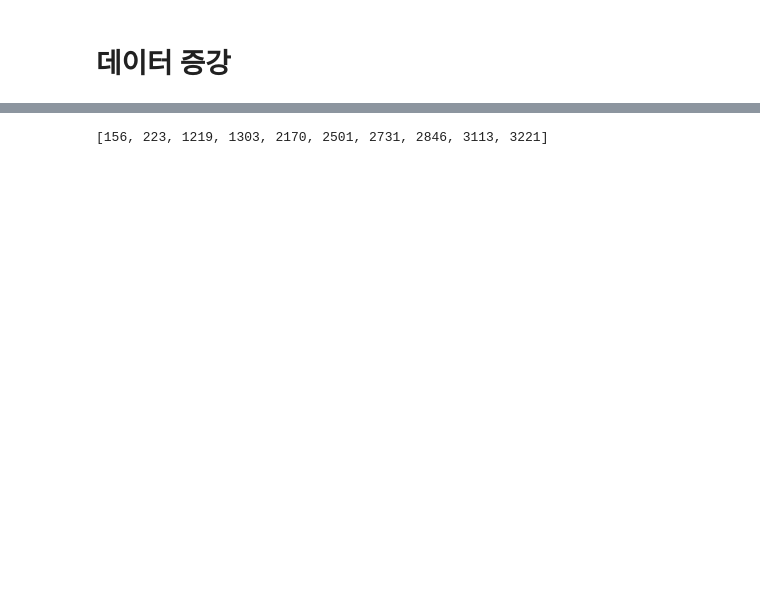
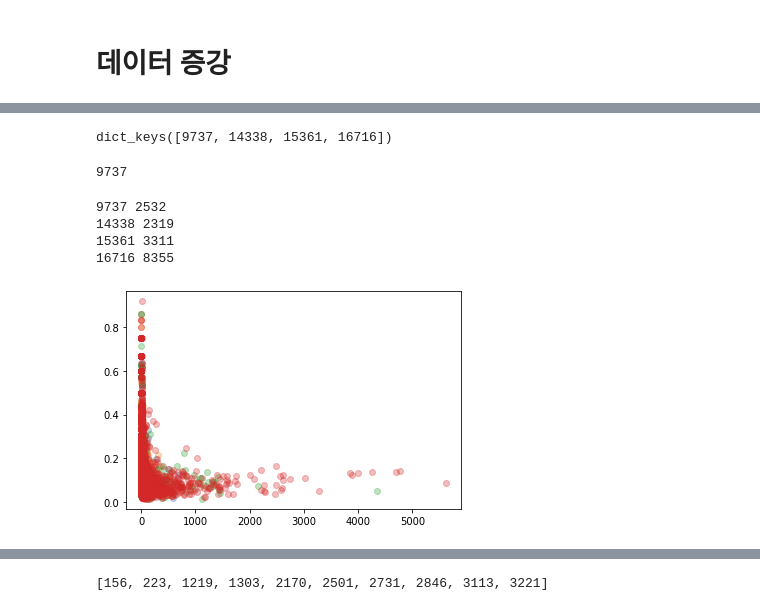
Before and after one commit to kyeongchan92/DA-for-SBR, a Jupyter notebook: main.ipynb, the cells around one changed output, grey strips where cells are left out. Saved outputs shown, nothing was run; the diff lists cells and outputs as text; code cells hidden in the pictures; blank space fills up the shorter version.

```diff
--- a/main.ipynb
+++ b/main.ipynb
@@ -268,0 +264,9 @@ score = {i : cal_score(falog2[i], msd[i][1], theta) for i in range(1, nof_items+
+# %%
+def get_sim_betclus(cl1, cl2):
+
+  sims = []
+  for a in cl1:
+    for b in cl2:
+      sims.append(coo_mat[a][b])
+
+  return np.mean(sims)
@@ -268,0 +317,41 @@ score = {i : cal_score(falog2[i], msd[i][1], theta) for i in range(1, nof_items+
+# %%
+clusters.keys()
+# %% [output]
+dict_keys([9737, 14338, 15361, 16716])
+# %%
+fas = []
+hss = []
+scores=[]
+nof_i = []
+
+
+rand_idxs = np.random.randint(1, nof_sessions+1, size=10000)
+for i in range(1, nof_sessions):
+  s = tra_seqs_frac[i]
+  fas.append(np.mean([allitemcntr[_] for _ in s]))
+  hss.append(np.mean([msd[_][1] for _ in s]))
+  scores.append(np.mean([score[_] for _ in s]))
+  nof_i.append(len(s))
+
+nof_i = np.array(nof_i)*100
+# %%
+for _ in clusters.keys():
+  break
+  clusters[_]
+# %%
+_
+# %% [output]
+9737
+# %%
+
+for _ in clusters.keys():
+  print(_, len(clusters[_]))
+  x = [allitemcntr[i] for i in clusters[_]]
+  y = [msd[i][1] for i in clusters[_]]
+  plt.scatter(x, y, alpha=0.3)
+# %% [output]
+9737 2532
+14338 2319
+15361 3311
+16716 8355
+[figure, added]
```
Also changed, not shown: parts of 52 cells of this notebook.
